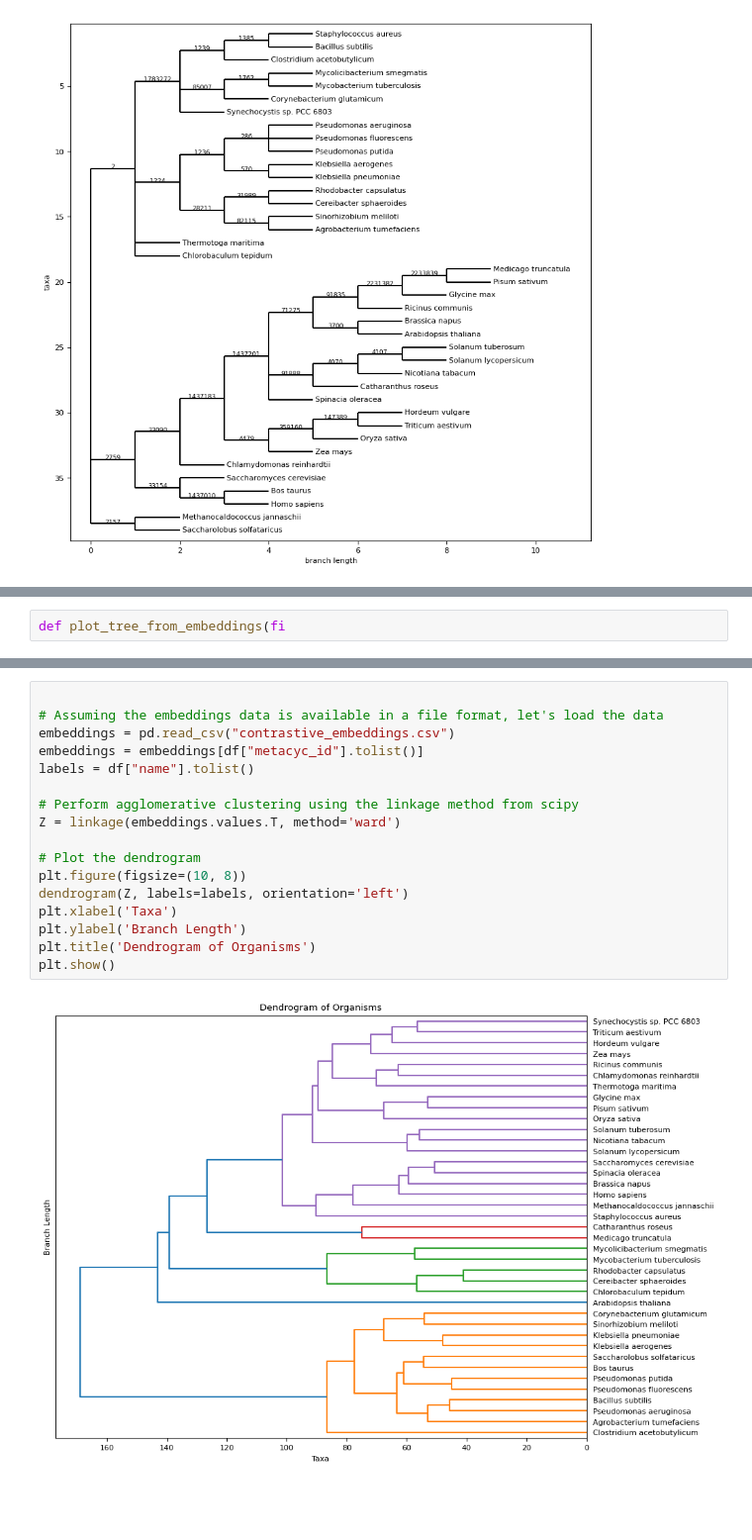
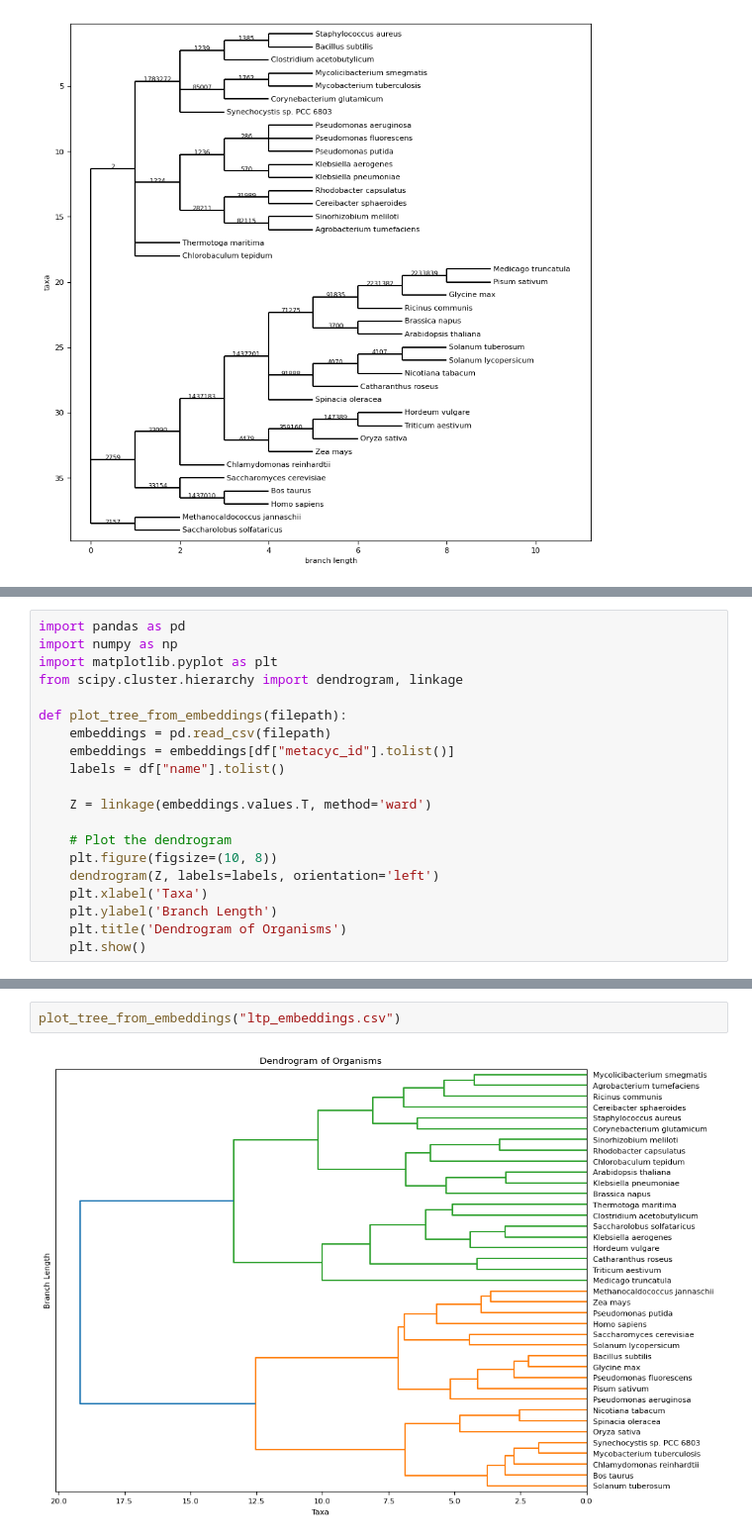
Before and after one commit to pweglik/data-exploration, a Jupyter notebook: projekt/trees.ipynb, the cells around one changed output, grey strips where cells are left out. Shown: that part at 99% size. Saved outputs shown, nothing was run; the diff lists cells and outputs as text; blank space fills up the shorter version.

Commit message:
all changes i had left idc

```diff
--- a/projekt/trees.ipynb
+++ b/projekt/trees.ipynb
@@ -70,4 +70,22 @@ NCBI ID: 3988, Lineage: root; cellular organisms; Eukaryota; Viridiplantae; Stre
 NCBI ID: 1772, Lineage: root; cellular organisms; Bacteria; Terrabacteria group; Actinomycetota; Actinomycetes; Mycobacteriales; Mycobacteriaceae; Mycolicibacterium; Mycolicibacterium smegmatis
 ---
 # %%
-def plot_tree_from_embeddings(fi
+import pandas as pd
+import numpy as np
+import matplotlib.pyplot as plt
+from scipy.cluster.hierarchy import dendrogram, linkage
+
+def plot_tree_from_embeddings(filepath):
+    embeddings = pd.read_csv(filepath)
+    embeddings = embeddings[df["metacyc_id"].tolist()]
+    labels = df["name"].tolist()
+
+    Z = linkage(embeddings.values.T, method='ward')
+
+    # Plot the dendrogram
+    plt.figure(figsize=(10, 8))
+    dendrogram(Z, labels=labels, orientation='left')
+    plt.xlabel('Taxa')
+    plt.ylabel('Branch Length')
+    plt.title('Dendrogram of Organisms')
+    plt.show()
@@ -96,19 +92,4 @@ plt.show()
-# %%
-
-# Assuming the embeddings data is available in a file format, let's load the data
-embeddings = pd.read_csv("contrastive_embeddings.csv")
-embeddings = embeddings[df["metacyc_id"].tolist()]
-labels = df["name"].tolist()
-
-# Perform agglomerative clustering using the linkage method from scipy
-Z = linkage(embeddings.values.T, method='ward')
-
-# Plot the dendrogram
-plt.figure(figsize=(10, 8))
-dendrogram(Z, labels=labels, orientation='left')
-plt.xlabel('Taxa')
-plt.ylabel('Branch Length')
-plt.title('Dendrogram of Organisms')
-plt.show()
-# %% [output]
-[figure, removed]
+# %%
+plot_tree_from_embeddings("ltp_embeddings.csv")
+# %% [output]
+[figure, added]
```
Also changed, not shown: parts of 3 cells of this notebook, 14 other files.
